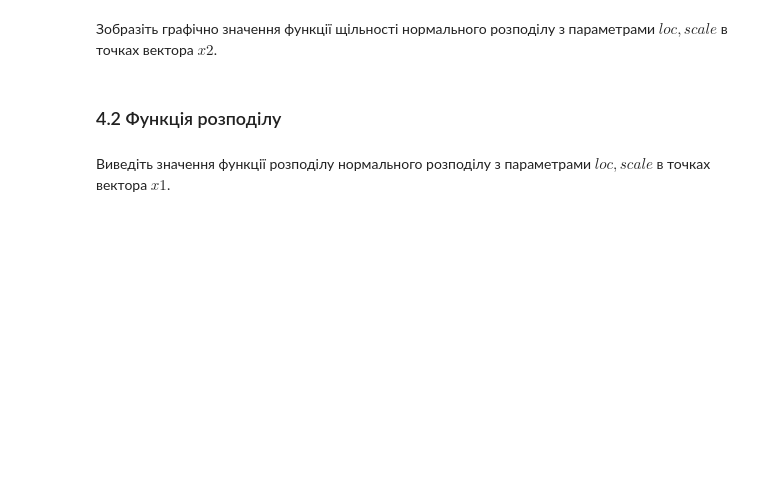
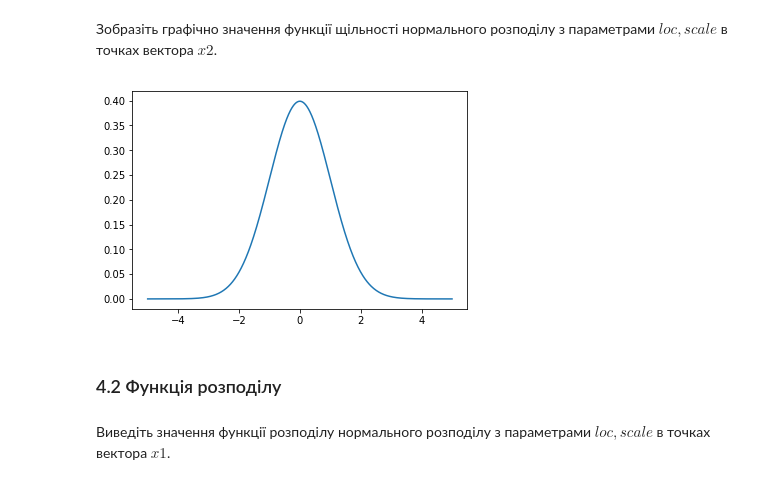
Before and after one commit to mikke-172/probability_homework5, a Jupyter notebook: Лабораторне заняття 5.ipynb, the cells around one changed output. Drawn from its saved outputs; the diff is of its cells as text; code cells hidden in the pictures; blank space fills up the shorter version.

```diff
--- a/Лабораторне заняття 5.ipynb
+++ b/Лабораторне заняття 5.ipynb
@@ -373,3 +385,10 @@ x2 = np.arange(-5, 5.01, 0.01)
+# %%
+# Місце для Вашого коду
+y2 = norm.pdf(x2, loc=loc, scale=scale)
+plt.plot(x2, y2)
+plt.show()
+# %% [output]
+[figure, added]
 # %% [markdown]
 ### 4.2 Функція розподілу
 # %% [markdown]
```
Also changed, not shown: parts of 31 cells of this notebook.
